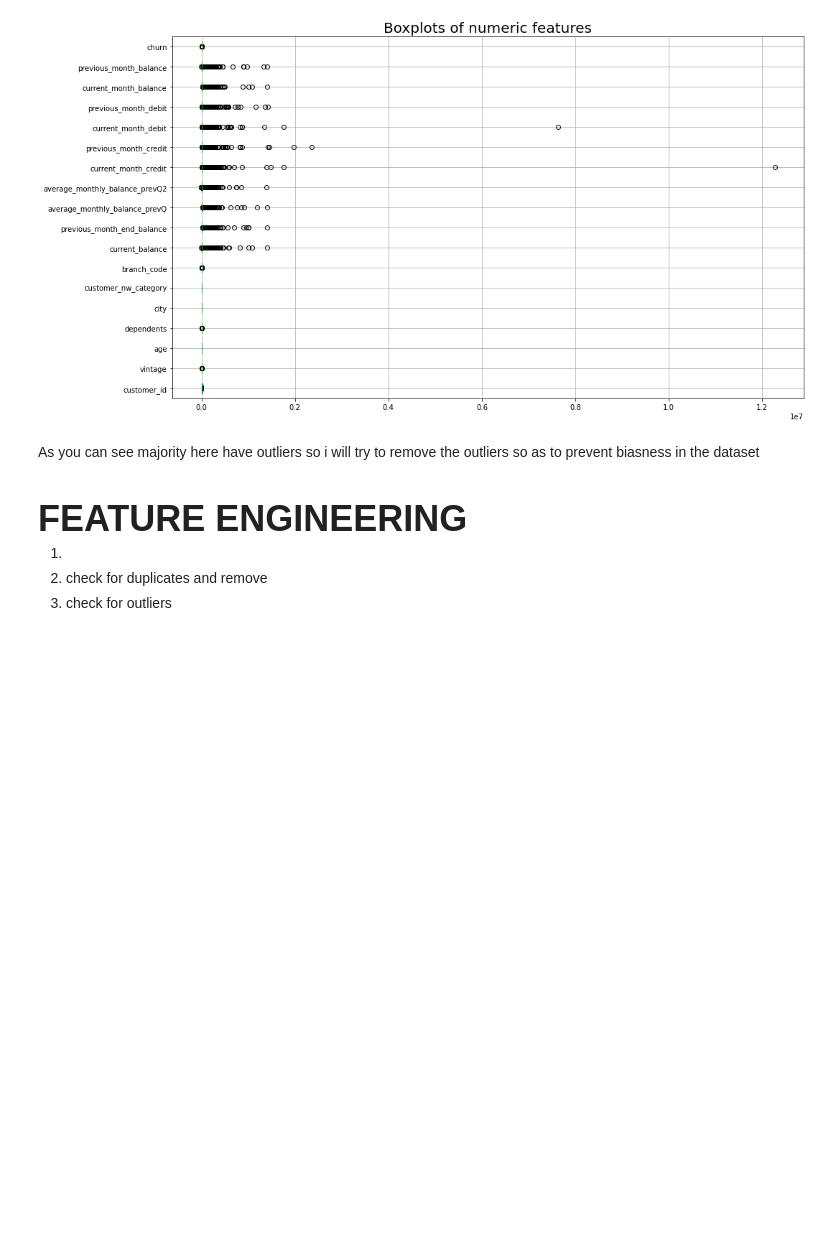
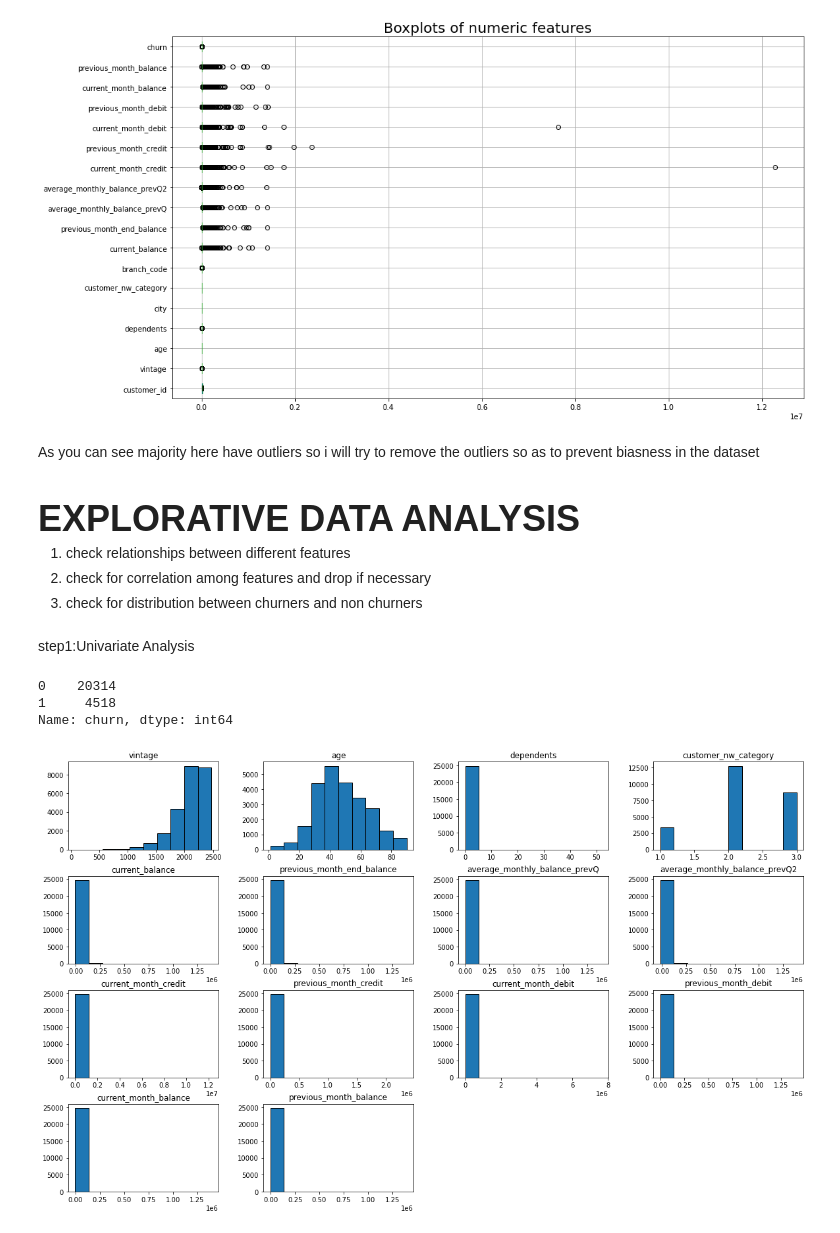
Before and after one commit to justicee-dev/bank-churn, a Jupyter notebook: Project.ipynb, the cells around one changed output. Drawn from its saved outputs; the diff is of its cells as text; code cells hidden in the pictures; blank space fills up the shorter version.

Commit message:
i have started on the EDA analysis and i have checked on the univariate analysis

```diff
--- a/Project.ipynb
+++ b/Project.ipynb
@@ -223,7 +243,26 @@ for col in columns:
 # %% [markdown]
-<h4 style="font-size:36px;">FEATURE ENGINEERING</h4>
+<h4 style="font-size:36px;">EXPLORATIVE DATA ANALYSIS</h4>
 <ol>
-<li></li>
-<li>check for duplicates and remove</li>
-<li>check for  outliers</li>
+<li>check relationships between different features</li>
+<li>check for correlation among features and drop if necessary</li>
+<li>check for  distribution between churners and non churners</li>
 </ol>
+# %% [markdown]
+step1:<h7>Univariate Analysis</h7>
+# %%
+#check distribution between churners and non churners we see if they are equal or not
+df['churn'].value_counts()
+# as you can see we have an imbalanced dataset where we have more non churners than  churners we will handle that later in the code
+# %% [output]
+0    20314
+1     4518
+Name: churn, dtype: int64
+# %%
+#For the numerical variables we will use histograms to check for skewness
+exclude_columns=['customer_id','branch_code','churn','city']
+columns=df.select_dtypes(include='number').drop(columns=exclude_columns)
+columns.hist(figsize=(20,12),bins=10,edgecolor='black',grid=False)
+plt.title("histogram of numeric features",fontsize=20)
+plt.show()
+# %% [output]
+[figure, added]
```
Also changed, not shown: parts of 5 cells of this notebook.
